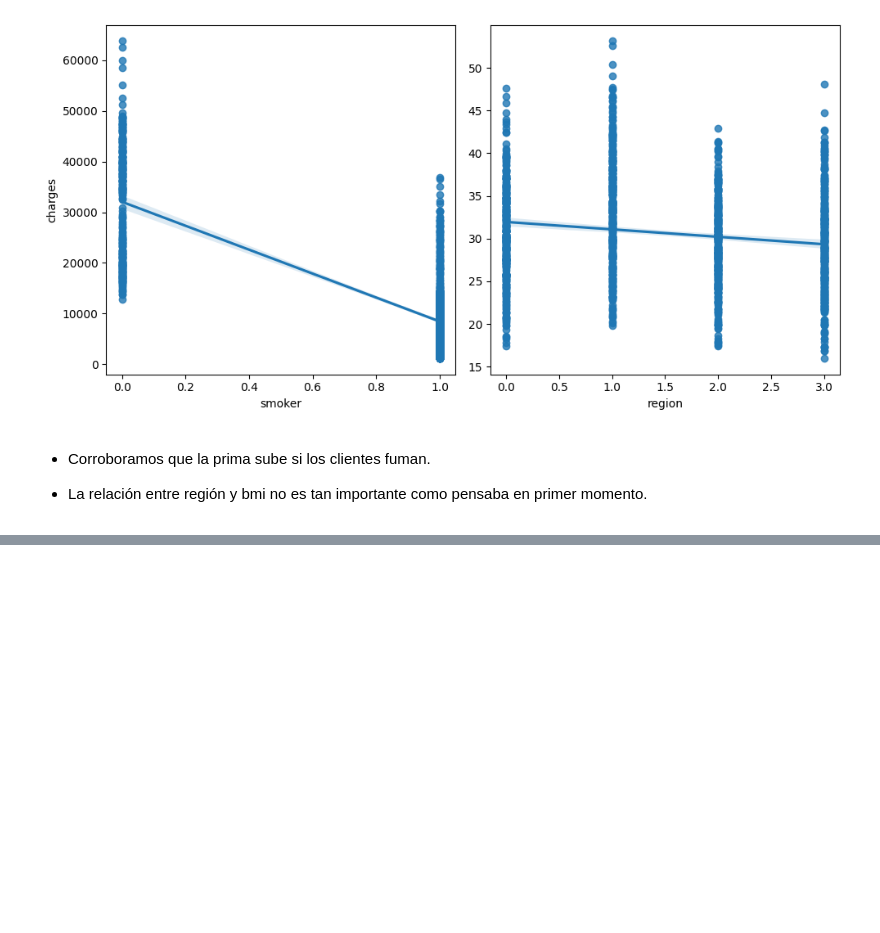
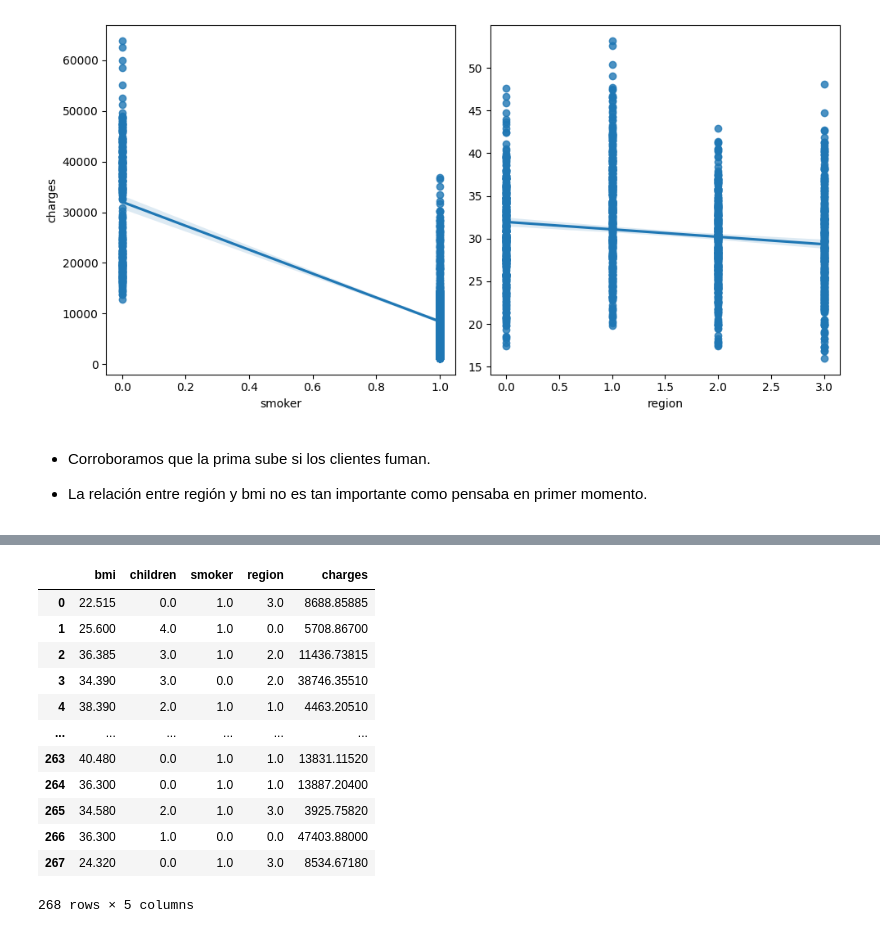
Before and after one commit to Fj-martinez33/LinealRegresion, a Jupyter notebook: src/explore.ipynb, the cells around one changed output, grey strips where cells are left out. Saved outputs shown, nothing was run; the diff lists cells and outputs as text; code cells hidden in the pictures; blank space fills up the shorter version.

```diff
--- a/src/explore.ipynb
+++ b/src/explore.ipynb
@@ -427,0 +627,18 @@ plt.show()
+# %%
+#Dataset sin normalizacion
+x_train_sel_with_outliers = SelectFeatures(x_train_with_outliers, y_train, "x_train_with_outliers")
+x_test_sel_with_outliers = SelectFeatures(x_test_with_outliers, y_test, "x_test_with_outliers")
+x_train_sel_without_outliers = SelectFeatures(x_train_without_outliers, y_train, "x_train_without_outliers")
+x_test_sel_without_outliers = SelectFeatures(x_test_without_outliers, y_test, "x_test_without_outliers")
+
+#Dataset Normalizado
+x_train_sel_with_outliers_standarscale = SelectFeatures(x_train_with_outliers_standarscale, y_train, "x_train_with_outliers_standarscale")
+x_test_sel_with_outliers_standarscale = SelectFeatures(x_test_with_outliers_standscale, y_test, "x_test_with_outliers_standscale")
+x_train_sel_without_outliers_standarscale = SelectFeatures(x_train_without_outliers_standarscale, y_train, "x_train_sel_without_outliers_standarscale")
+x_test_sel_without_outliers_standarscale = SelectFeatures(x_test_without_outliers_standscale, y_test, "x_test_without_outliers_standscale")
+
+#Dataset Escalado min-Max
+x_train_sel_with_outliers_mMScale = SelectFeatures(x_train_with_outliers_mMScaler, y_train, "x_test_with_outliers_mMScaler")
+x_test_sel_with_outliers_mMScale = SelectFeatures(x_test_with_outliers_mMScaler, y_test, "x_test_with_outliers_mMScaler")
+x_train_sel_without_outliers_mMScale = SelectFeatures(x_train_without_outliers_mMScaler, y_train, "x_train_without_outliers_mMScaler")
+x_test_sel_without_outliers_mMScale = SelectFeatures(x_test_with_outliers_mMScaler, y_test, "x_test_with_outliers_mMScaler")
@@ -427,0 +661,34 @@ plt.show()
+# %%
+#Para acabara añadimos el target a los datasets.
+
+target = "charges"
+def AgreeTarget(dataset, y, target = target):
+    dataset[target] = list(y) #Si no le pones el list le pasa los indices y se crear valores NaN
+    return dataset
+
+AgreeTarget(x_train_sel_with_outliers, y_train)
+AgreeTarget(x_test_sel_with_outliers, y_test)
+AgreeTarget(x_train_sel_without_outliers, y_train)
+AgreeTarget(x_test_sel_without_outliers, y_test)
+AgreeTarget(x_train_sel_with_outliers_standarscale, y_train)
+AgreeTarget(x_test_sel_with_outliers_standarscale, y_test)
+AgreeTarget(x_train_sel_without_outliers_standarscale, y_train)
+AgreeTarget(x_test_sel_without_outliers_standarscale, y_test)
+AgreeTarget(x_train_sel_with_outliers_mMScale, y_train)
+AgreeTarget(x_test_sel_with_outliers_mMScale, y_test)
+AgreeTarget(x_train_sel_without_outliers_mMScale, y_train)
+AgreeTarget(x_test_sel_without_outliers_mMScale, y_test)
+# %% [output]
+|  | bmi | children | smoker | region | charges |
+| 0 | 22.515 | 0.0 | 1.0 | 3.0 | 8688.85885 |
+| 1 | 25.600 | 4.0 | 1.0 | 0.0 | 5708.86700 |
+| 2 | 36.385 | 3.0 | 1.0 | 2.0 | 11436.73815 |
+| 3 | 34.390 | 3.0 | 0.0 | 2.0 | 38746.35510 |
+| 4 | 38.390 | 2.0 | 1.0 | 1.0 | 4463.20510 |
+| ... | ... | ... | ... | ... | ... |
+| 263 | 40.480 | 0.0 | 1.0 | 1.0 | 13831.11520 |
+| 264 | 36.300 | 0.0 | 1.0 | 1.0 | 13887.20400 |
+| 265 | 34.580 | 2.0 | 1.0 | 3.0 | 3925.75820 |
+| 266 | 36.300 | 1.0 | 0.0 | 0.0 | 47403.88000 |
+| 267 | 24.320 | 0.0 | 1.0 | 3.0 | 8534.67180 |
+268 rows × 5 columns
```
Also changed, not shown: parts of 19 cells of this notebook, 26 other files.
